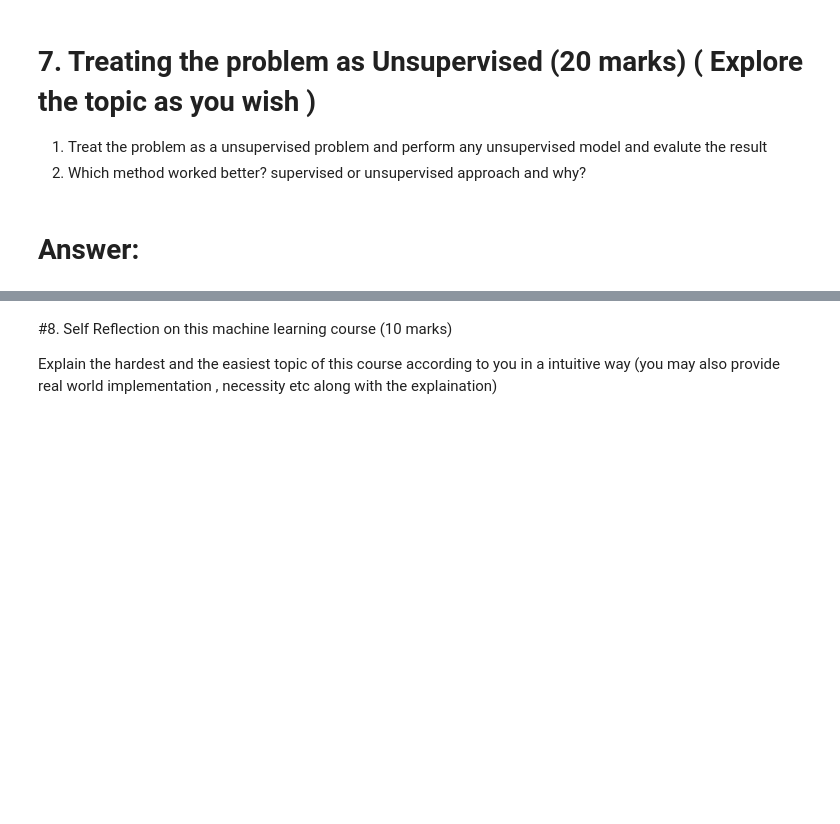
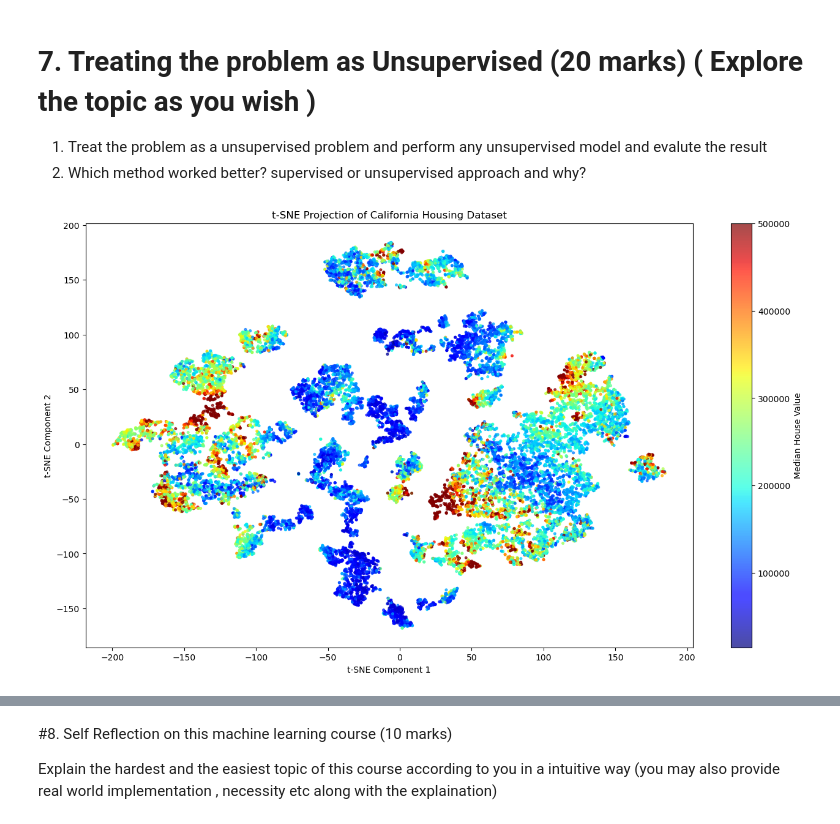
Before and after one commit to m-mhe/ml_practice, a Jupyter notebook: ML_FINAL_EXAM/ML_FINAL.ipynb, the cells around one changed output, grey strips where cells are left out. Drawn from its saved outputs; the diff is of its cells as text; code cells hidden in the pictures; blank space fills up the shorter version.

```diff
--- a/ML_FINAL_EXAM/ML_FINAL.ipynb
+++ b/ML_FINAL_EXAM/ML_FINAL.ipynb
@@ -218,7 +223,7 @@ ratioPipeline = Pipeline([
     ("Scale", StandardScaler())
 ])
 
-clusterFeatures = ClusterSimilarities(randomState=67)
+clusterFeatures = ClusterSimilarities(randomState=67, nCluster=361)
 
 defaultNumPipeline = Pipeline([
     ("Impute", KNNImputer(n_neighbors=5, weights="distance")),
@@ -315,5 +429,32 @@ Compare the results of all models based on all of the above described metrics. W
 
 1. Treat the problem as a unsupervised problem and perform any unsupervised model and evalute the result
 2. Which method worked better? supervised or unsupervised approach and why?
-# %% [markdown]
-# Answer:
+# %%
+X= rawDF.drop(columns=["median_house_value"])
+
+unsupervisedPreprocessing = ColumnTransformer([
+    ("numerical", defaultNumPipeline, X.select_dtypes(include=np.number).columns),
+    ("categorical", defaultCatPipeline, X.select_dtypes(exclude=np.number).columns)
+])
+
+dimantionalityReductionPipeline = Pipeline(
+    [
+        ("preProcessing", preProcessing),
+        ("Keeping_99%_variance", PCA(n_components=0.99, svd_solver="full")),
+        ("scaleDownTo2D", TSNE(n_components=2, max_iter=6_000, random_state=67))
+    ]
+)
+
+twoDRawDF = dimantionalityReductionPipeline.fit_transform(X)
+# %%
+plt.figure(figsize=(16,9))
+scatter = plt.scatter(x=twoDRawDF[:,0], y=twoDRawDF[:,1], c=rawDF["median_house_value"],
+    cmap="jet", s=7,alpha=0.7)
+
+plt.colorbar(scatter, label="Median House Value")
+plt.title("t-SNE Projection of California Housing Dataset")
+plt.xlabel("t-SNE Component 1")
+plt.ylabel("t-SNE Component 2")
+plt.show()
+# %% [output]
+[figure, added]
```
Also changed, not shown: parts of 11 cells of this notebook.
